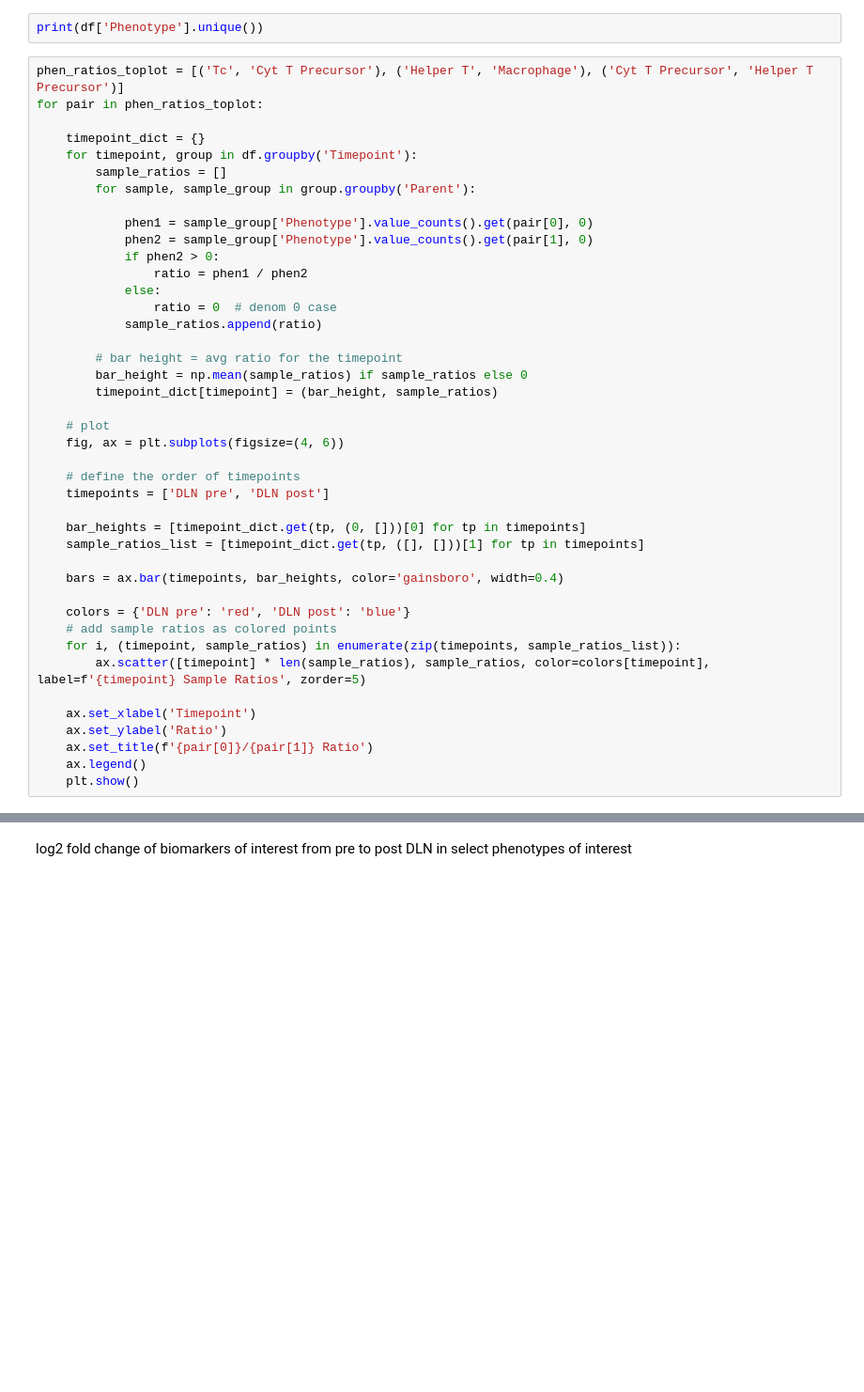
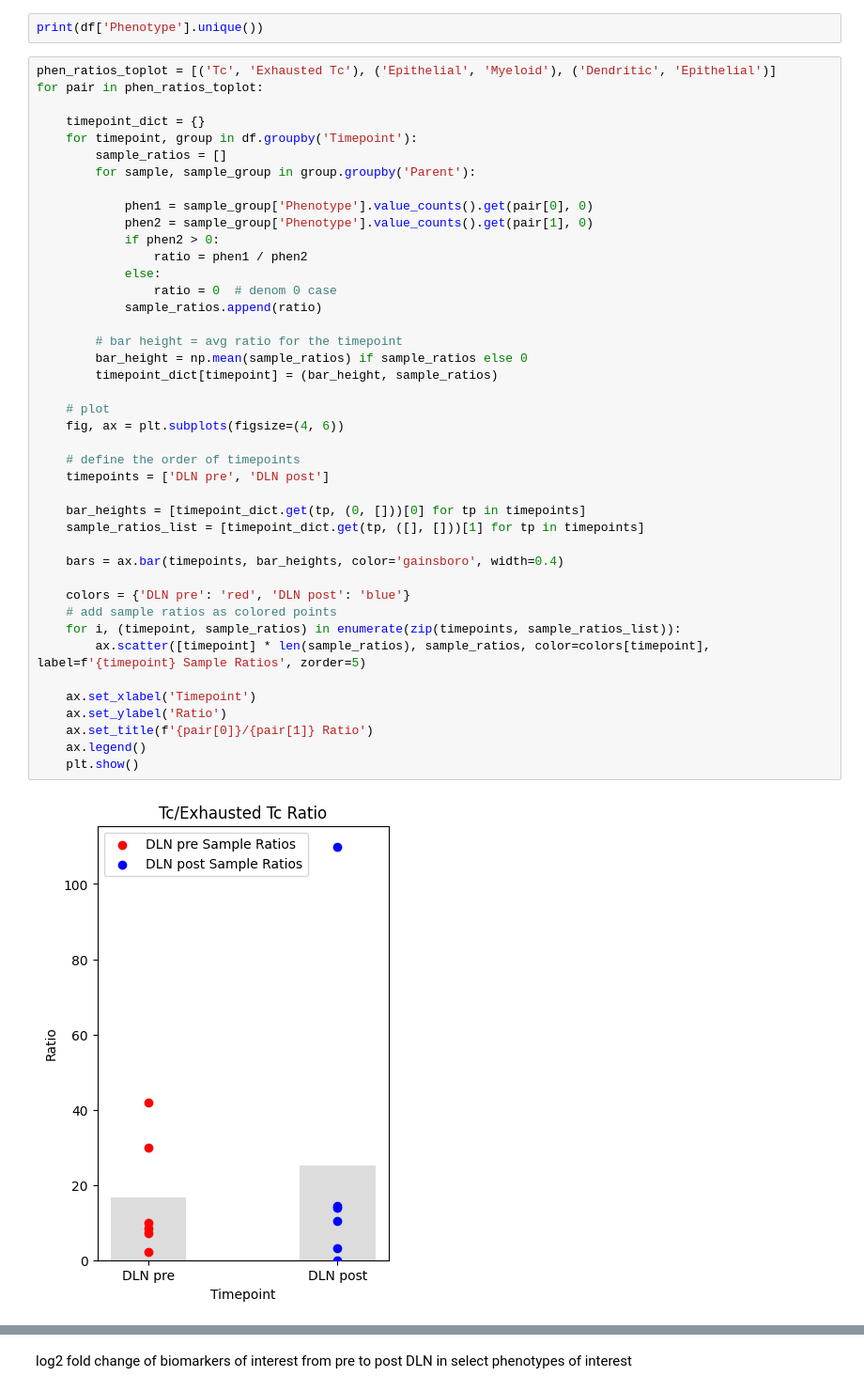
Before and after one commit to Pathomics-ai/Nguyenlab_multiplex, a Jupyter notebook: analysis/2b_prelim_figplots.ipynb, the cells around one changed output, grey strips where cells are left out. Shown at 94% size. Drawn from its saved outputs; the diff is of its cells as text; blank space fills up the shorter version.

Commit message:
more ratios plotted

```diff
--- a/analysis/2b_prelim_figplots.ipynb
+++ b/analysis/2b_prelim_figplots.ipynb
@@ -295,7 +295,7 @@ Plot change in ratio of phenotypes from pre to post DLN
 # %%
 print(df['Phenotype'].unique())
 # %%
-phen_ratios_toplot = [('Tc', 'Cyt T Precursor'), ('Helper T', 'Macrophage'), ('Cyt T Precursor', 'Helper T Precursor')]
+phen_ratios_toplot = [('Tc', 'Exhausted Tc'), ('Epithelial', 'Myeloid'), ('Dendritic', 'Epithelial')]
 for pair in phen_ratios_toplot:
 
     timepoint_dict = {}
@@ -309,30 +309,32 @@ for pair in phen_ratios_toplot:
                 ratio = phen1 / phen2
             else:
                 ratio = 0  # denom 0 case
             sample_ratios.append(ratio)
 
         # bar height = avg ratio for the timepoint
         bar_height = np.mean(sample_ratios) if sample_ratios else 0
         timepoint_dict[timepoint] = (bar_height, sample_ratios)
 
     # plot
     fig, ax = plt.subplots(figsize=(4, 6))
 
     # define the order of timepoints
     timepoints = ['DLN pre', 'DLN post']
 
     bar_heights = [timepoint_dict.get(tp, (0, []))[0] for tp in timepoints]
     sample_ratios_list = [timepoint_dict.get(tp, ([], []))[1] for tp in timepoints]
 
     bars = ax.bar(timepoints, bar_heights, color='gainsboro', width=0.4)
 
     colors = {'DLN pre': 'red', 'DLN post': 'blue'}
     # add sample ratios as colored points
     for i, (timepoint, sample_ratios) in enumerate(zip(timepoints, sample_ratios_list)):
         ax.scatter([timepoint] * len(sample_ratios), sample_ratios, color=colors[timepoint], label=f'{timepoint} Sample Ratios', zorder=5)
 
     ax.set_xlabel('Timepoint')
     ax.set_ylabel('Ratio')
     ax.set_title(f'{pair[0]}/{pair[1]} Ratio')
     ax.legend()
     plt.show()
+# %% [output]
+[figure, added]
```
Also changed, not shown: parts of 3 cells of this notebook.
